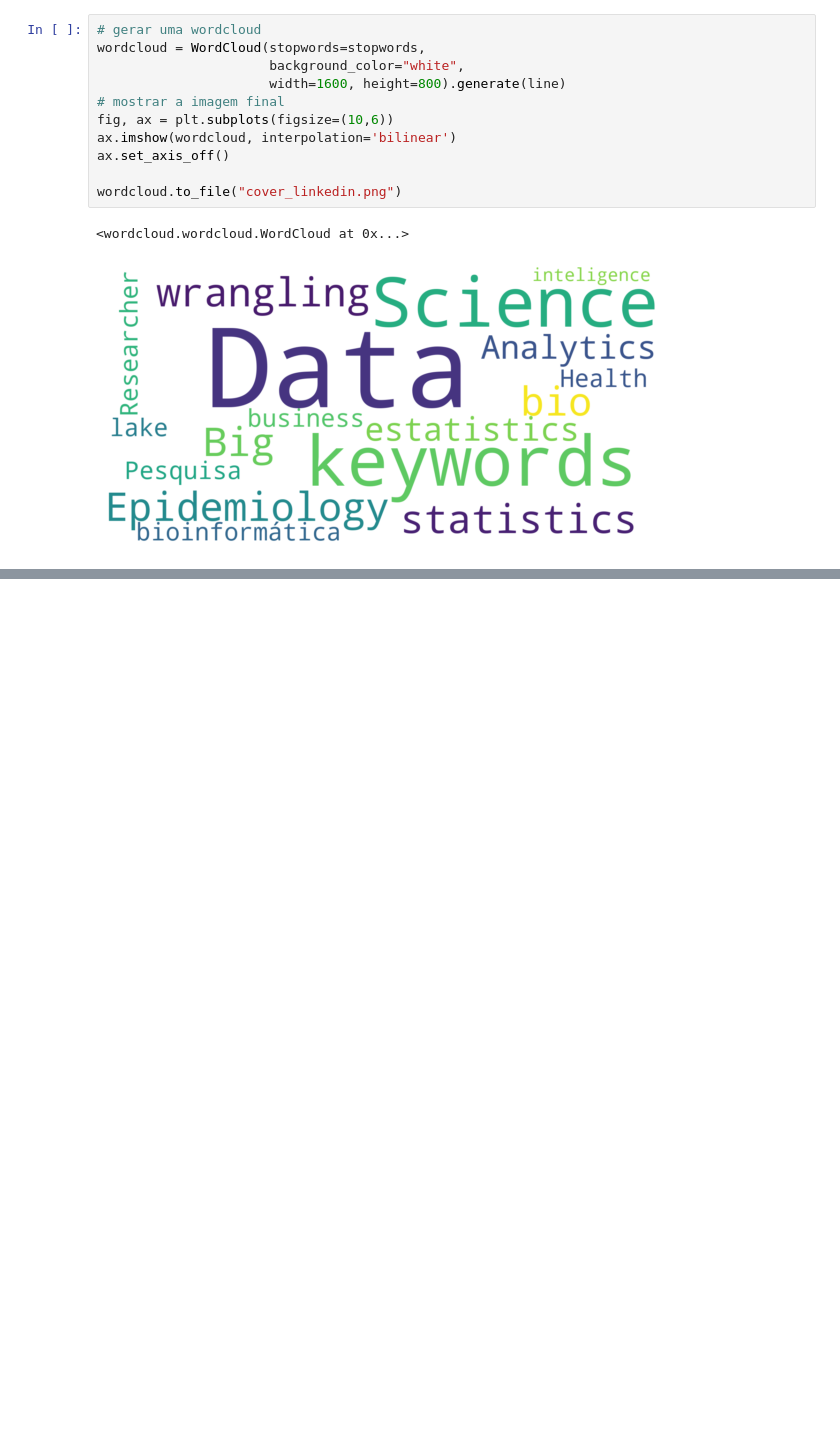
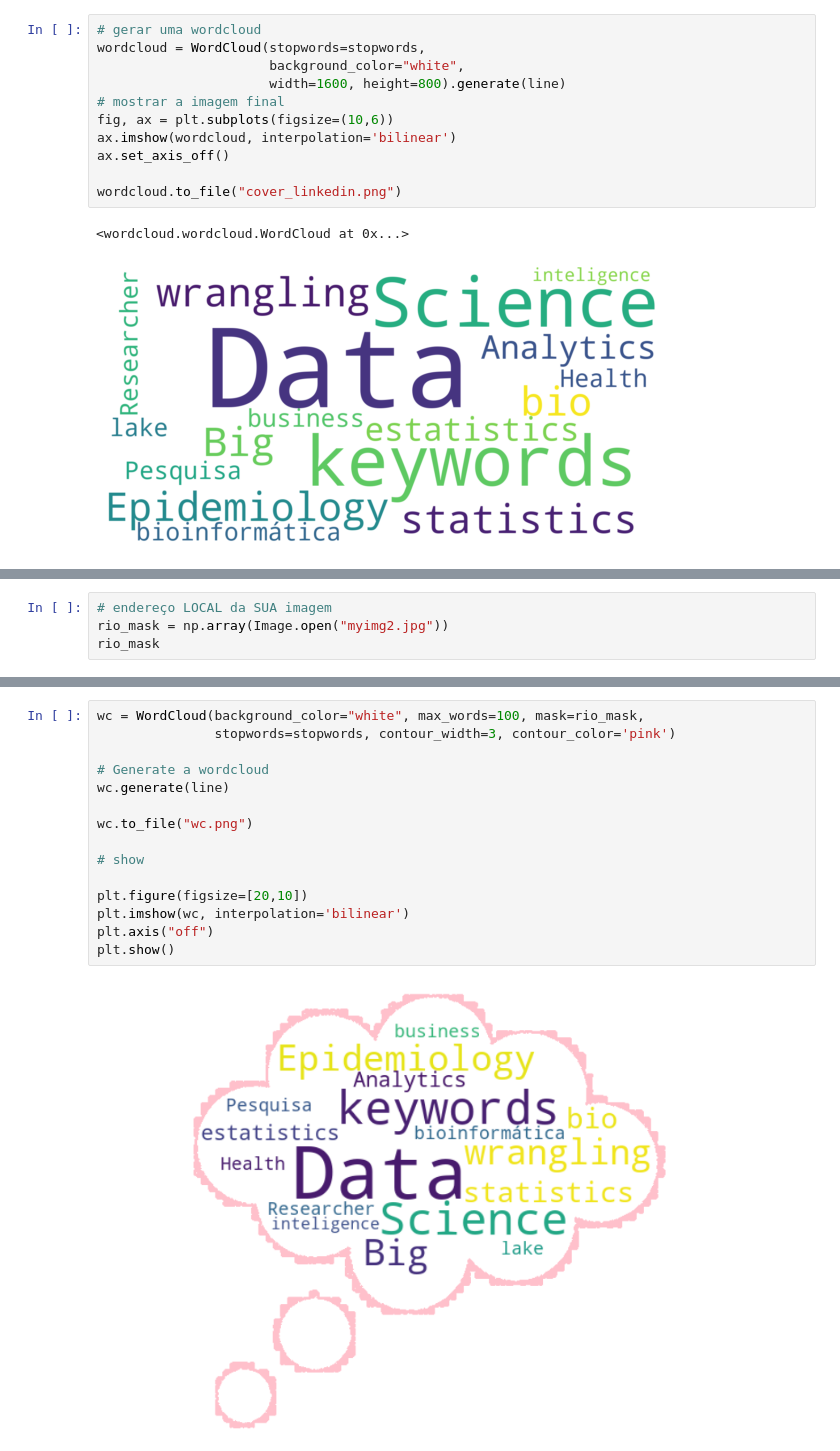
Before and after one commit to MariSpanol/wordcloud_cover, a Jupyter notebook: word_cloud.ipynb, the cells around one changed output, grey strips where cells are left out. Cells and saved outputs as stored; diff of their text form; blank space fills up the shorter version.

```diff
--- a/word_cloud.ipynb
+++ b/word_cloud.ipynb
@@ -96,0 +85,4 @@ plt.imshow(wordcloud)
+# %%
+# endereço LOCAL da SUA imagem
+rio_mask = np.array(Image.open("myimg2.jpg"))
+rio_mask
@@ -96,0 +107,17 @@ plt.imshow(wordcloud)
+# %%
+wc = WordCloud(background_color="white", max_words=100, mask=rio_mask,
+               stopwords=stopwords, contour_width=3, contour_color='pink')
+
+# Generate a wordcloud
+wc.generate(line)
+
+wc.to_file("wc.png")
+
+# show
+
+plt.figure(figsize=[20,10])
+plt.imshow(wc, interpolation='bilinear')
+plt.axis("off")
+plt.show()
+# %% [output]
+[figure, added]
```
Also changed, not shown: parts of 3 cells of this notebook, 4 other files.
